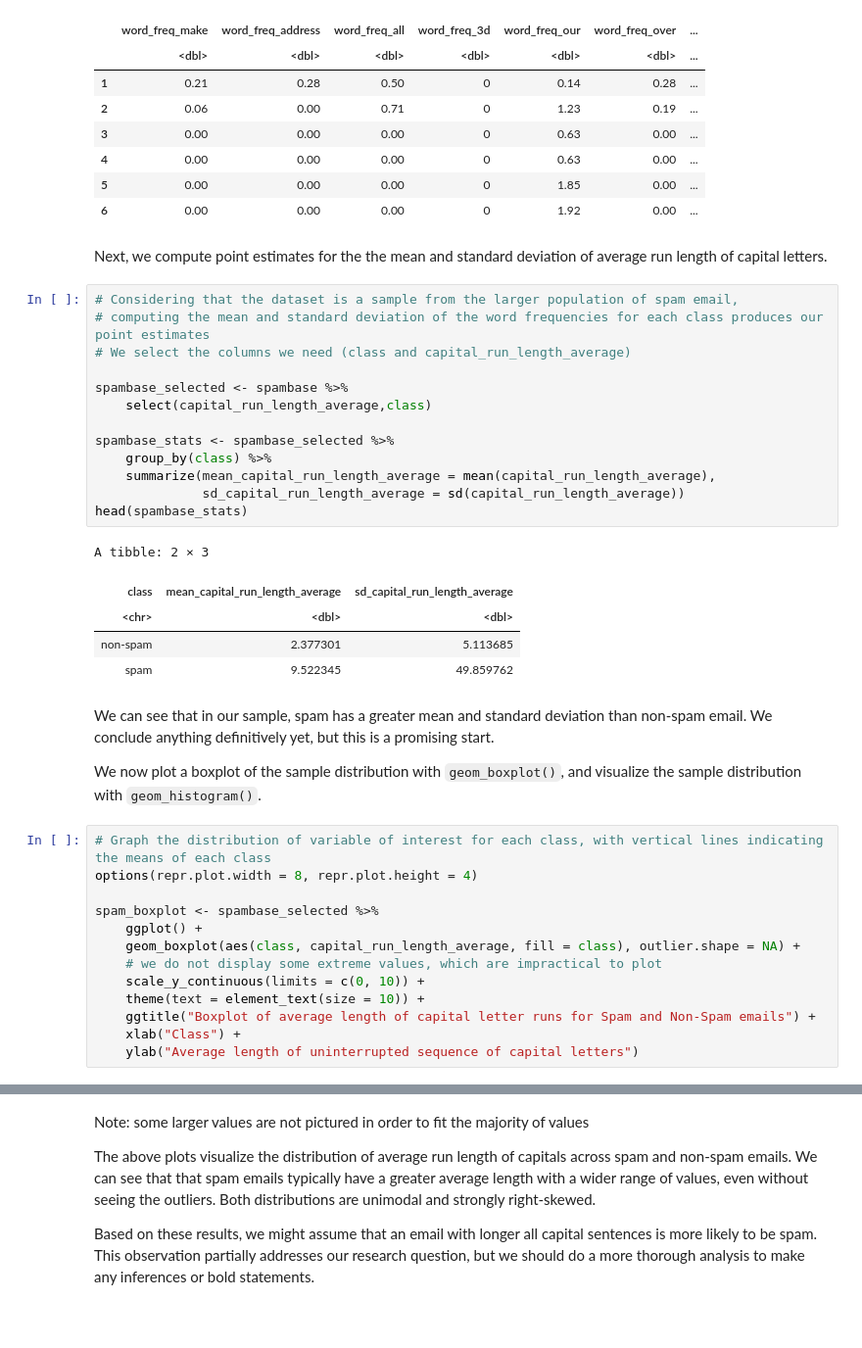
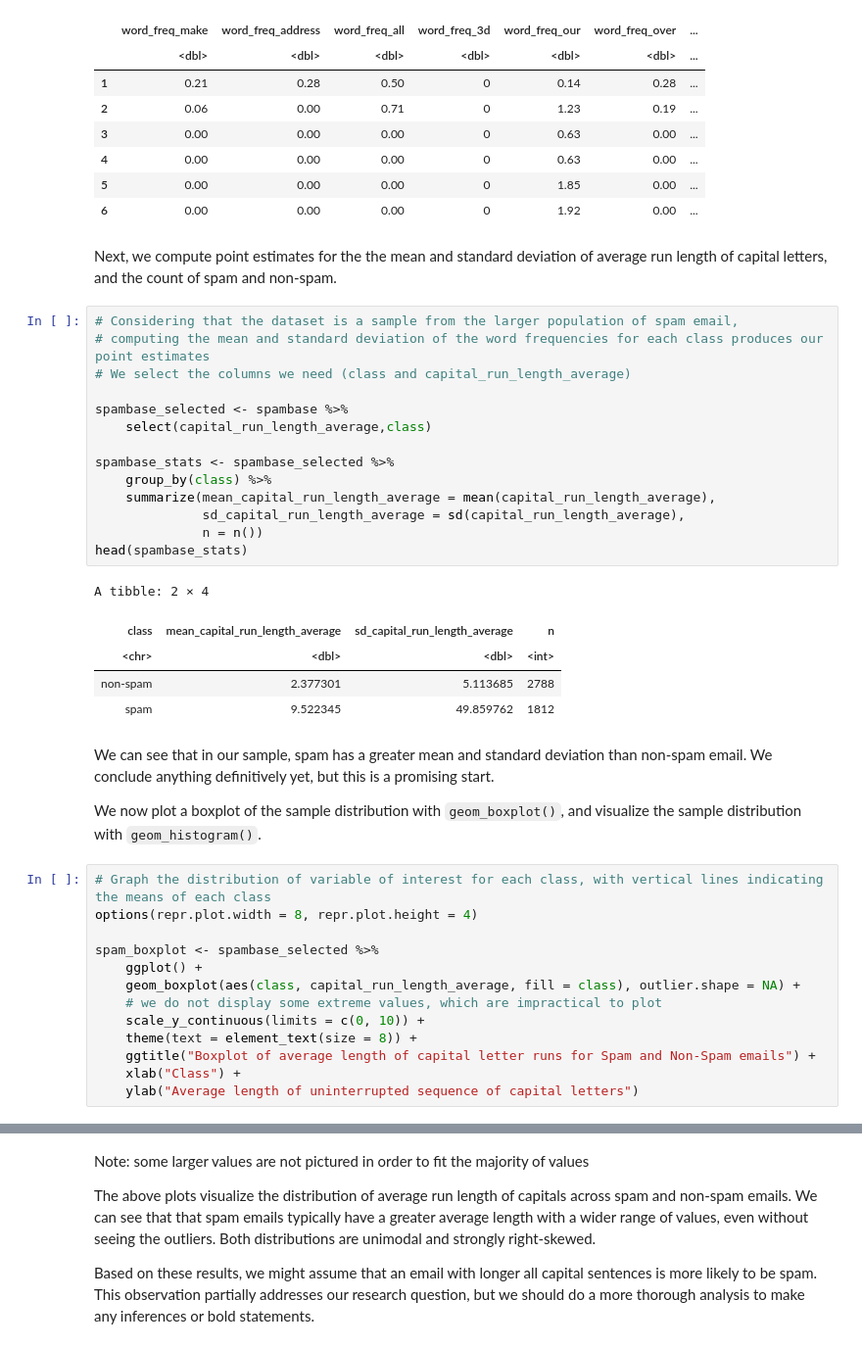
Before and after one commit to rchanpra/stat-201-project, a Jupyter notebook: project-proposal.ipynb, the cells around one changed output, grey strips where cells are left out. Shown at 98% size. Cells and saved outputs as stored; diff of their text form; blank space fills up the shorter version.

```diff
--- a/project-proposal.ipynb
+++ b/project-proposal.ipynb
@@ -90,26 +90,27 @@ A data.frame: 6 × 58
 | 5 | 0.00 | 0.00 | 0.00 | 0 | 1.85 | 0.00 | ... |
 | 6 | 0.00 | 0.00 | 0.00 | 0 | 1.92 | 0.00 | ... |
 # %% [markdown]
-Next, we compute point estimates for the the mean and standard deviation of average run length of capital letters.
+Next, we compute point estimates for the the mean and standard deviation of average run length of capital letters, and the count of spam and non-spam.
 # %%
 # Considering that the dataset is a sample from the larger population of spam email,
 # computing the mean and standard deviation of the word frequencies for each class produces our point estimates
 # We select the columns we need (class and capital_run_length_average)
 
 spambase_selected <- spambase %>%
     select(capital_run_length_average,class)
 
 spambase_stats <- spambase_selected %>%
     group_by(class) %>%
     summarize(mean_capital_run_length_average = mean(capital_run_length_average),
-              sd_capital_run_length_average = sd(capital_run_length_average))
+              sd_capital_run_length_average = sd(capital_run_length_average),
+              n = n())
 head(spambase_stats)
 # %% [output]
-A tibble: 2 × 3
+A tibble: 2 × 4
-| class | mean_capital_run_length_average | sd_capital_run_length_average |
-| <chr> | <dbl> | <dbl> |
-| non-spam | 2.377301 | 5.113685 |
-| spam | 9.522345 | 49.859762 |
+| class | mean_capital_run_length_average | sd_capital_run_length_average | n |
+| <chr> | <dbl> | <dbl> | <int> |
+| non-spam | 2.377301 | 5.113685 | 2788 |
+| spam | 9.522345 | 49.859762 | 1812 |
 # %% [markdown]
 We can see that in our sample, spam has a greater mean and standard deviation than non-spam email. We conclude anything definitively yet, but this is a promising start.
 
@@ -123,7 +124,7 @@ spam_boxplot <- spambase_selected %>%
     geom_boxplot(aes(class, capital_run_length_average, fill = class), outlier.shape = NA) +
     # we do not display some extreme values, which are impractical to plot
     scale_y_continuous(limits = c(0, 10)) +
-    theme(text = element_text(size = 10)) +
+    theme(text = element_text(size = 8)) +
     ggtitle("Boxplot of average length of capital letter runs for Spam and Non-Spam emails") +
     xlab("Class") +
     ylab("Average length of uninterrupted sequence of capital letters")
```
Also changed, not shown: parts of 2 cells of this notebook.
